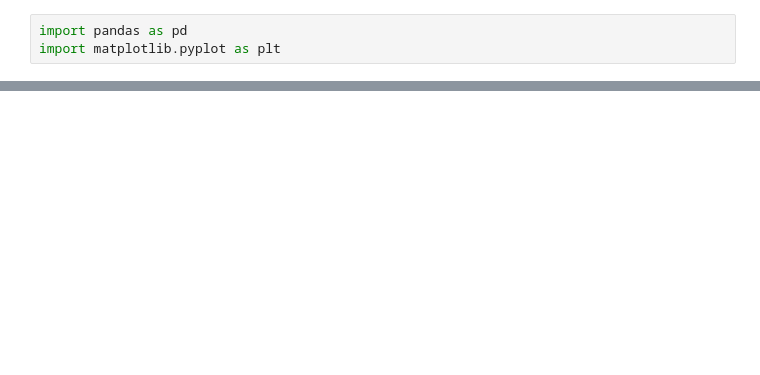
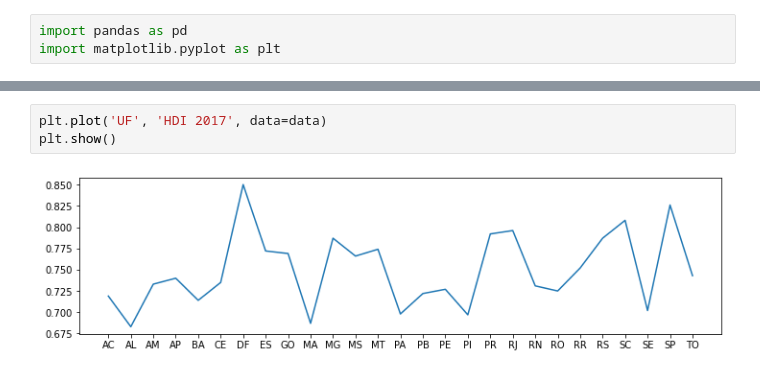
Before and after one commit to raulpacheco2k/Learning-Data-Science, a Jupyter notebook: Gráfico_de_histograma.ipynb, the cells around one changed output, grey strips where cells are left out. Cells and saved outputs as stored; diff of their text form; blank space fills up the shorter version.

```diff
--- a/Gráfico_de_histograma.ipynb
+++ b/Gráfico_de_histograma.ipynb
@@ -57,0 +41,5 @@ df2['degreee_level'].value_counts().plot(kind='bar')
+# %%
+plt.plot('UF', 'HDI 2017', data=data)
+plt.show()
+# %% [output]
+[figure, added]
```
Also changed, not shown: parts of 14 cells of this notebook.
